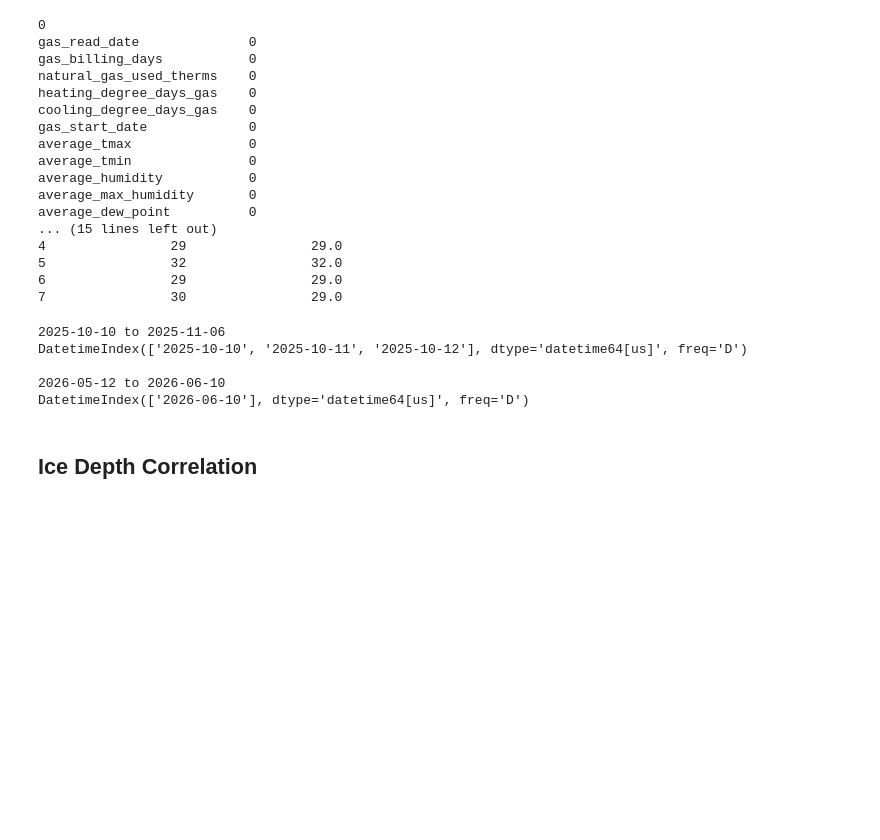
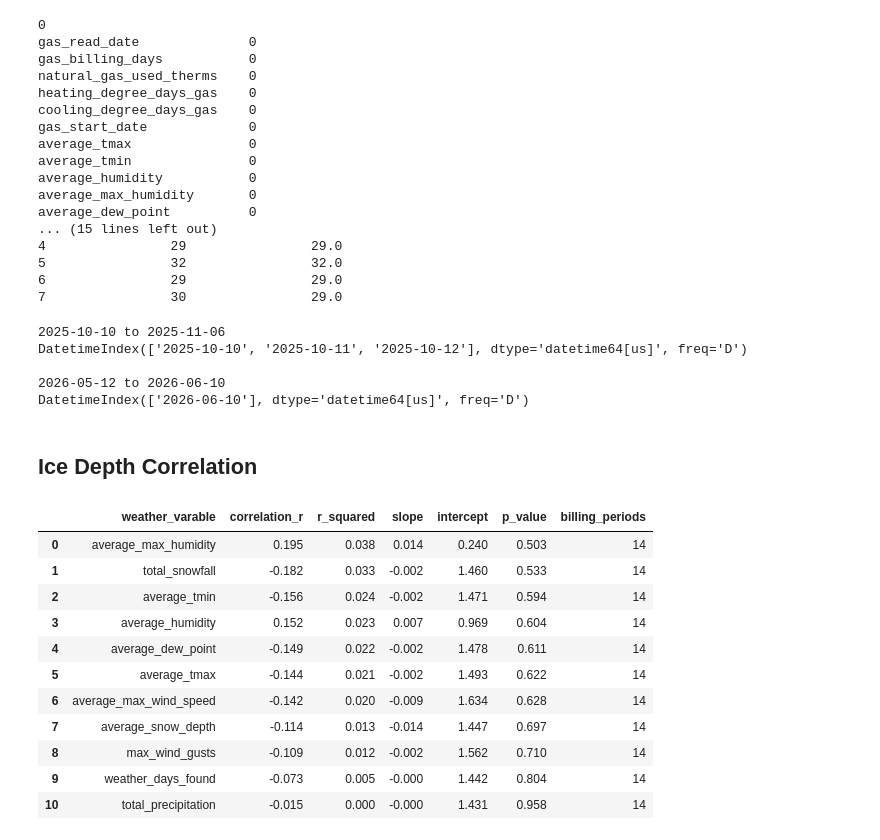
Before and after one commit to brocjac/The-Windigo-Data-Team-Summer-2026, a Jupyter notebook: Ice Depth Project/electricity_gas_weather/weather/Correlation_for_weather.ipynb, the cells around one changed output. Saved outputs shown, nothing was run; the diff lists cells and outputs as text; code cells hidden in the pictures; blank space fills up the shorter version.

```diff
--- a/Ice Depth Project/electricity_gas_weather/weather/Correlation_for_weather.ipynb
+++ b/Ice Depth Project/electricity_gas_weather/weather/Correlation_for_weather.ipynb
@@ -166,12 +166,13 @@ ice_df["average_ice_depth"] = (
     ice_df[zone_columns].mean(axis=1)
 )
 
-ice_df =ice_df.dropna(
+ice_df = ice_df.dropna(
     subset=["average_ice_depth"]
 )
 
-ice_depth_start = ice_df["date"].min()
-ice_depth_end = ice_df["date"].max()
+ice_df["ice_period_start"] = (ice_df["date"].shift(1) + pd.Timedelta(days=1))
+ice_df["ice_period_end"] = (ice_df["ice_period_start"].fillna(ice_df["date"]))
+ice_df["ice_period_end"] = ice_df["date"]
 
 #-----------------------
 # Gas data
@@ -293,9 +294,10 @@ weather_summary_electric = electric_df.apply(
 weather_summary_ice = ice_df.apply(
     summarize_weather_period,
     axis=1,
-    start_column=ice_depth_start,
-    end_column=ice_depth_end
+    start_column="ice_period_start",
+    end_column="ice_period_end"
 )
+
 
 gas_df = pd.concat([gas_df.reset_index(drop=True), weather_summary_gas.reset_index(drop=True)], axis=1)
 electric_df = pd.concat([electric_df.reset_index(drop=True), weather_summary_electric.reset_index(drop=True)], axis=1)
@@ -309,8 +311,3 @@ electric_df = electric_df.dropna(subset=["average_tmax"], how="any").reset_index
 
 ice_df = ice_df.replace("", pd.NA)
 ice_df = ice_df.dropna(subset=["average_tmax"], how="any").reset_index(drop=True)
-
-path = r"D:/other-files/school/database_dev/The-Windigo-Data-Team-Summer-2026/Ice Depth Project/weather_data/gas_correlation.csv"
-
-gas_df.to_csv(path, index=False, mode='w')
-gas_df
@@ -824,3 +807,19 @@ DatetimeIndex(['2025-10-10', '2025-10-11', '2025-10-12'], dtype='datetime64[us]'
 DatetimeIndex(['2026-06-10'], dtype='datetime64[us]', freq='D')
 # %% [markdown]
 ## Ice Depth Correlation
+# %%
+regression_table_ice = create_regression_table(dataframe=ice_df, target_column="ice_depth_zone__9")
+regression_table_ice
+# %% [output]
+|  | weather_varable | correlation_r | r_squared | slope | intercept | p_value | billing_periods |
+| 0 | average_max_humidity | 0.195 | 0.038 | 0.014 | 0.240 | 0.503 | 14 |
+| 1 | total_snowfall | -0.182 | 0.033 | -0.002 | 1.460 | 0.533 | 14 |
+| 2 | average_tmin | -0.156 | 0.024 | -0.002 | 1.471 | 0.594 | 14 |
+| 3 | average_humidity | 0.152 | 0.023 | 0.007 | 0.969 | 0.604 | 14 |
+| 4 | average_dew_point | -0.149 | 0.022 | -0.002 | 1.478 | 0.611 | 14 |
+| 5 | average_tmax | -0.144 | 0.021 | -0.002 | 1.493 | 0.622 | 14 |
+| 6 | average_max_wind_speed | -0.142 | 0.020 | -0.009 | 1.634 | 0.628 | 14 |
+| 7 | average_snow_depth | -0.114 | 0.013 | -0.014 | 1.447 | 0.697 | 14 |
+| 8 | max_wind_gusts | -0.109 | 0.012 | -0.002 | 1.562 | 0.710 | 14 |
+| 9 | weather_days_found | -0.073 | 0.005 | -0.000 | 1.442 | 0.804 | 14 |
+| 10 | total_precipitation | -0.015 | 0.000 | -0.000 | 1.431 | 0.958 | 14 |
```
Also changed, not shown: parts of 5 cells of this notebook, 5 other files.
